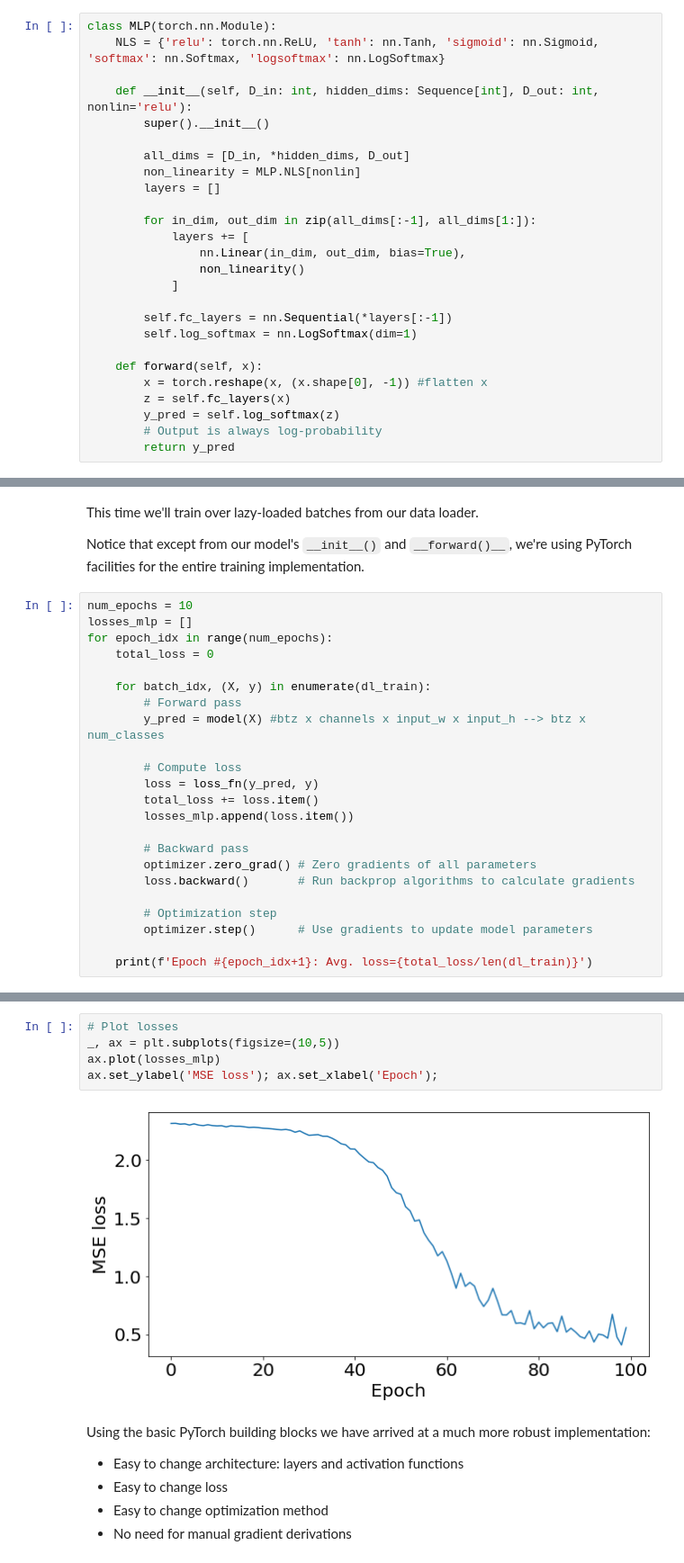
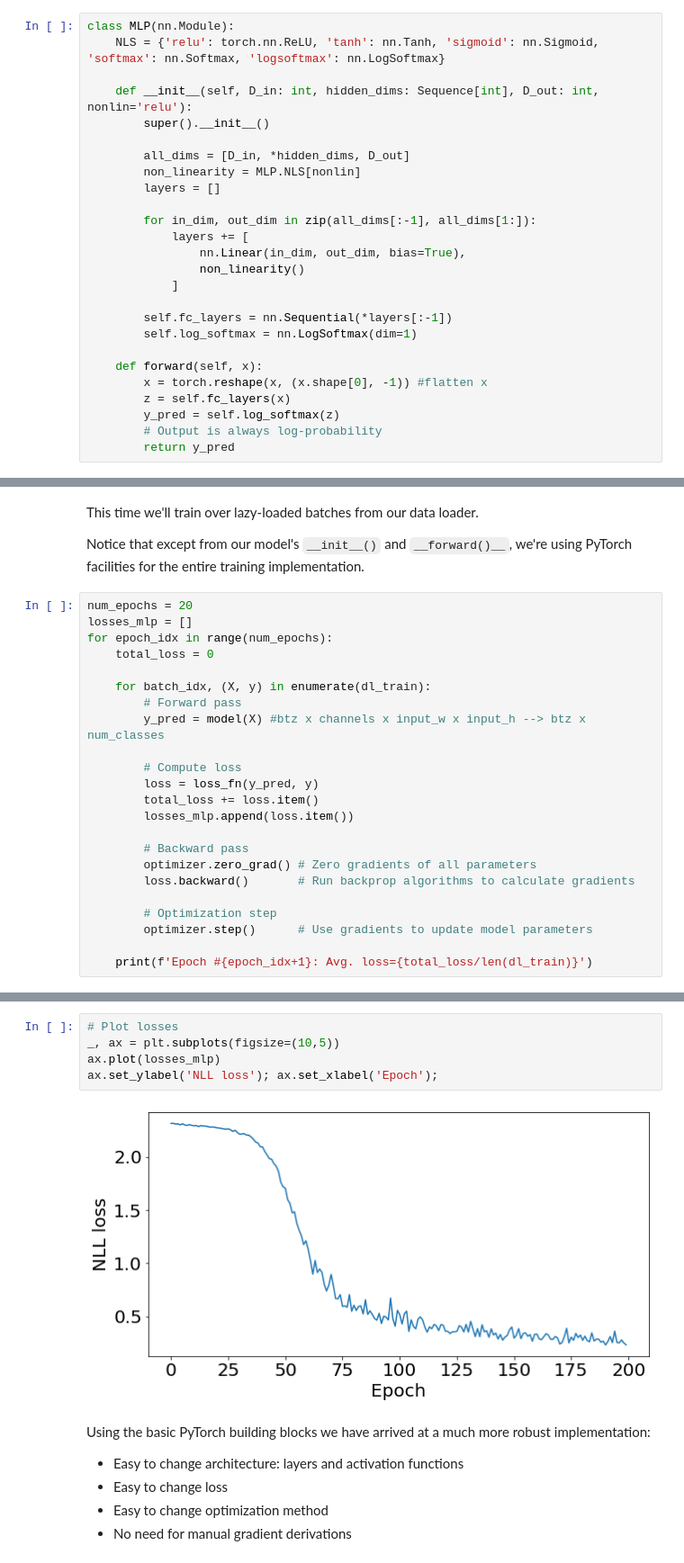
Before and after one commit to mkimhi/cs3600-tutorials, a Jupyter notebook: T2/tutorial2-MLP.ipynb, the cells around one changed output, grey strips where cells are left out. Shown at 90% size. Cells and saved outputs as stored; diff of their text form.

```diff
--- a/T2/tutorial2-MLP.ipynb
+++ b/T2/tutorial2-MLP.ipynb
@@ -574,7 +574,7 @@ torchviz.make_dot(myfc(t), params=dict(W=myfc.W, b=myfc.b))
 # %% [markdown]
 Now that we know about `nn.Module`s, lets create an fairly-general MLP for multiclass classification.
 # %%
-class MLP(torch.nn.Module):
+class MLP(nn.Module):
     NLS = {'relu': torch.nn.ReLU, 'tanh': nn.Tanh, 'sigmoid': nn.Sigmoid, 'softmax': nn.Softmax, 'logsoftmax': nn.LogSoftmax}
 
     def __init__(self, D_in: int, hidden_dims: Sequence[int], D_out: int, nonlin='relu'):
@@ -705,7 +705,7 @@ This time we'll train over lazy-loaded batches from our data loader.
 
 Notice that except from our model's `__init__()` and `__forward()__`, we're using PyTorch facilities for the entire training implementation.
 # %%
-num_epochs = 10
+num_epochs = 20
 losses_mlp = []
 for epoch_idx in range(num_epochs):
     total_loss = 0
@@ -741,10 +751,10 @@ Epoch #10: Avg. loss=0.5014606237411499
 # %%
 # Plot losses
 _, ax = plt.subplots(figsize=(10,5))
 ax.plot(losses_mlp)
-ax.set_ylabel('MSE loss'); ax.set_xlabel('Epoch');
+ax.set_ylabel('NLL loss'); ax.set_xlabel('Epoch');
 # %% [output]
-[figure, old version]
+[figure, new version]
 # %% [markdown]
 Using the basic PyTorch building blocks we have arrived at a much more robust implementation:
 - Easy to change architecture: layers and activation functions
```
Also changed, not shown: parts of 13 cells of this notebook.
